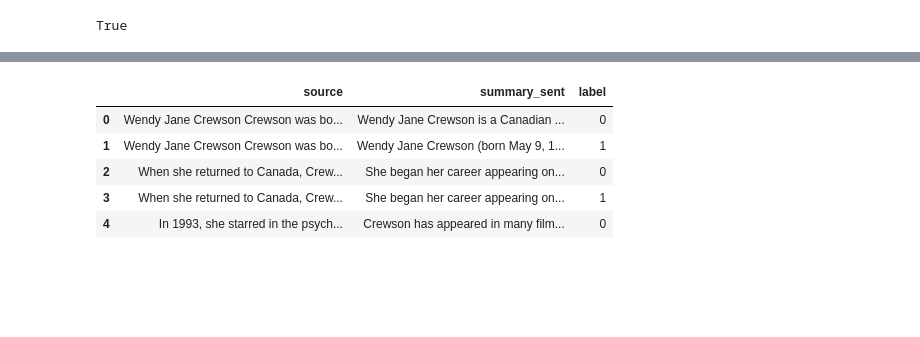
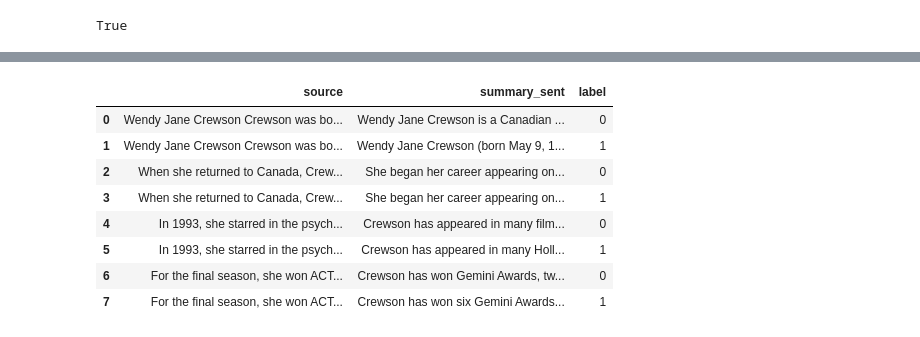
Before and after one commit to eugeneyan/visualizing-finetunes, a Jupyter notebook: 1_prep_data.ipynb, the cells around one changed output, grey strips where cells are left out. Drawn from its saved outputs; the diff is of its cells as text; code cells hidden in the pictures; blank space fills up the shorter version.

```diff
--- a/1_prep_data.ipynb
+++ b/1_prep_data.ipynb
@@ -183,15 +212,19 @@ logger.info(f'Rows in USB train: {len(usb_train):,}, val: {len(usb_val):,}')
 # %%
 usb_train['source'] = usb_train['input_lines'].apply(lambda x: ' '.join(line for line in x))
 usb_val['source'] = usb_val['input_lines'].apply(lambda x: ' '.join(line for line in x))
-# %%
-usb_train[['source', 'summary_sent', 'label']].head()
-# %% [output]
-|  | source | summary_sent | label |
-| 0 | Wendy Jane Crewson Crewson was bo... | Wendy Jane Crewson is a Canadian ... | 0 |
-| 1 | Wendy Jane Crewson Crewson was bo... | Wendy Jane Crewson (born May 9, 1... | 1 |
-| 2 | When she returned to Canada, Crew... | She began her career appearing on... | 0 |
-| 3 | When she returned to Canada, Crew... | She began her career appearing on... | 1 |
-| 4 | In 1993, she starred in the psych... | Crewson has appeared in many film... | 0 |
+# %%
+# 0 = "after edit" / factual consistency; 1 = "before edit" / factually inconsistent
+usb_train[['source', 'summary_sent', 'label']].head(8)
+# %% [output]
+|  | source | summary_sent | label |
+| 0 | Wendy Jane Crewson Crewson was bo... | Wendy Jane Crewson is a Canadian ... | 0 |
+| 1 | Wendy Jane Crewson Crewson was bo... | Wendy Jane Crewson (born May 9, 1... | 1 |
+| 2 | When she returned to Canada, Crew... | She began her career appearing on... | 0 |
+| 3 | When she returned to Canada, Crew... | She began her career appearing on... | 1 |
+| 4 | In 1993, she starred in the psych... | Crewson has appeared in many film... | 0 |
+| 5 | In 1993, she starred in the psych... | Crewson has appeared in many Holl... | 1 |
+| 6 | For the final season, she won ACT... | Crewson has won Gemini Awards, tw... | 0 |
+| 7 | For the final season, she won ACT... | Crewson has won six Gemini Awards... | 1 |
 # %%
 usb_train['label'] = usb_train['label'].apply(lambda x: 0 if x == 1 else 2)
 usb_val['label'] = usb_val['label'].apply(lambda x: 0 if x == 1 else 2)
```
Also changed, not shown: parts of 16 cells of this notebook.
